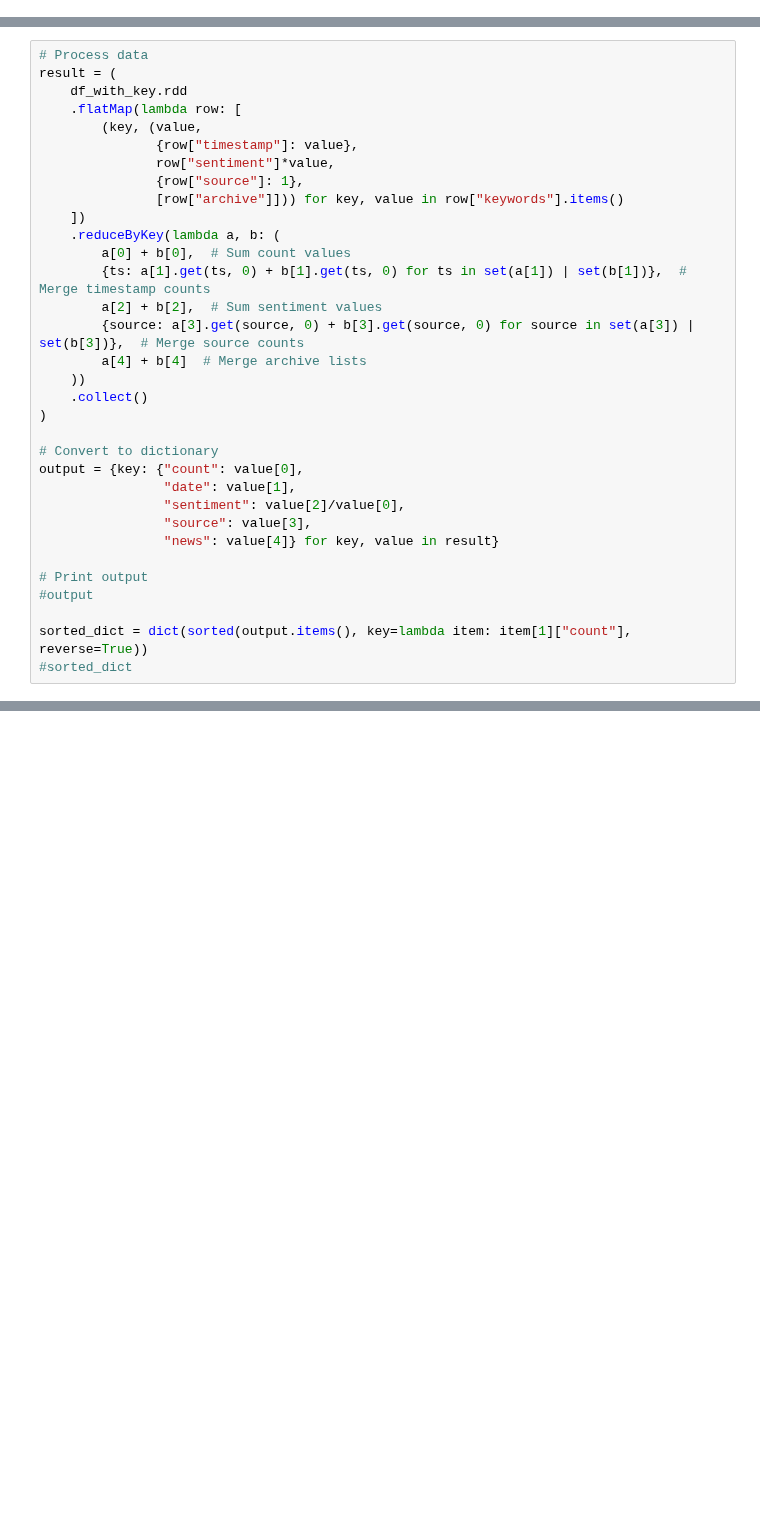
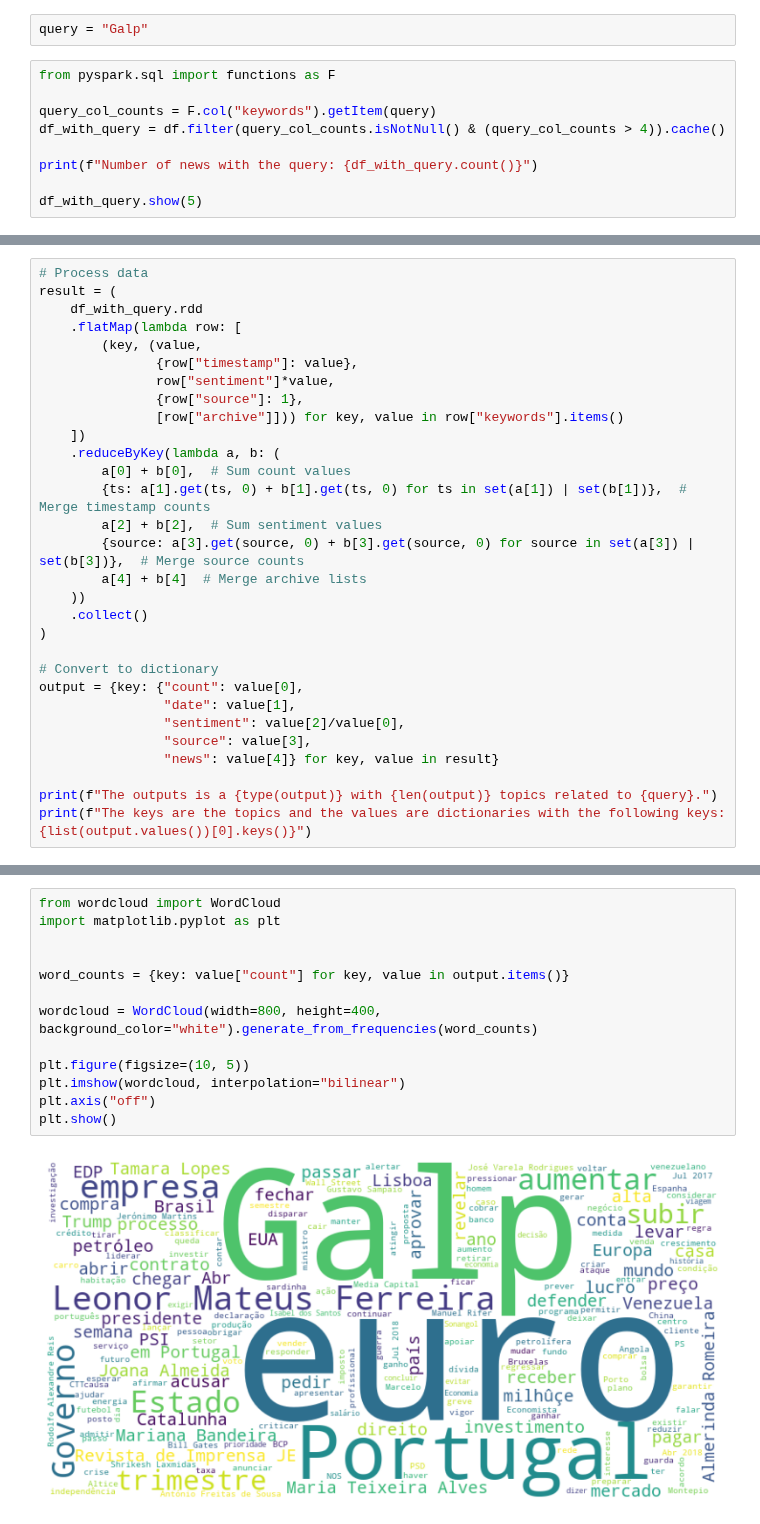
Before and after one commit to Hugoverissimo21/InfoMosaic, a Jupyter notebook: data04 find keywords.ipynb, the cells around one changed output, grey strips where cells are left out. Cells and saved outputs as stored; diff of their text form; blank space fills up the shorter version.

```diff
--- a/data04 find keywords.ipynb
+++ b/data04 find keywords.ipynb
@@ -112,0 +93,11 @@ only showing top 20 rows
+# %%
+query = "Galp"
+# %%
+from pyspark.sql import functions as F
+
+query_col_counts = F.col("keywords").getItem(query)
+df_with_query = df.filter(query_col_counts.isNotNull() & (query_col_counts > 4)).cache()
+
+print(f"Number of news with the query: {df_with_query.count()}")
+
+df_with_query.show(5)
@@ -113,7 +117,7 @@ only showing top 20 rows
 # %%
 # Process data
 result = (
-    df_with_key.rdd
+    df_with_query.rdd
     .flatMap(lambda row: [
         (key, (value,
                {row["timestamp"]: value},
@@ -138,9 +142,6 @@ output = {key: {"count": value[0],
                 "source": value[3],
                 "news": value[4]} for key, value in result}
 
-# Print output
-#output
-
-sorted_dict = dict(sorted(output.items(), key=lambda item: item[1]["count"], reverse=True))
-#sorted_dict
+print(f"The outputs is a {type(output)} with {len(output)} topics related to {query}.")
+print(f"The keys are the topics and the values are dictionaries with the following keys: {list(output.values())[0].keys()}")
 # %% [output]
@@ -178,0 +257,15 @@ Loaded data:
+# %%
+from wordcloud import WordCloud
+import matplotlib.pyplot as plt
+
+
+word_counts = {key: value["count"] for key, value in output.items()}
+
+wordcloud = WordCloud(width=800, height=400, background_color="white").generate_from_frequencies(word_counts)
+
+plt.figure(figsize=(10, 5))
+plt.imshow(wordcloud, interpolation="bilinear")
+plt.axis("off")
+plt.show()
+# %% [output]
+[figure, added]
```
Also changed, not shown: parts of 32 cells of this notebook, 2 other files.
